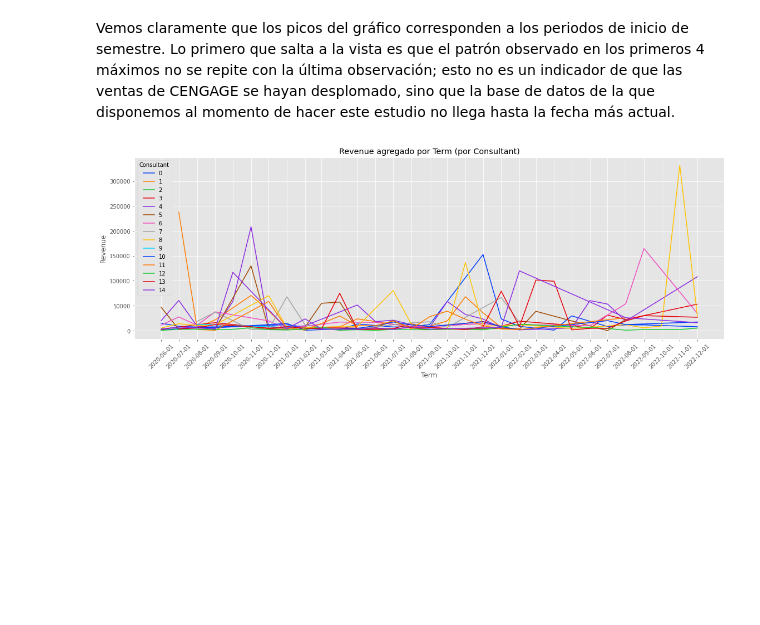
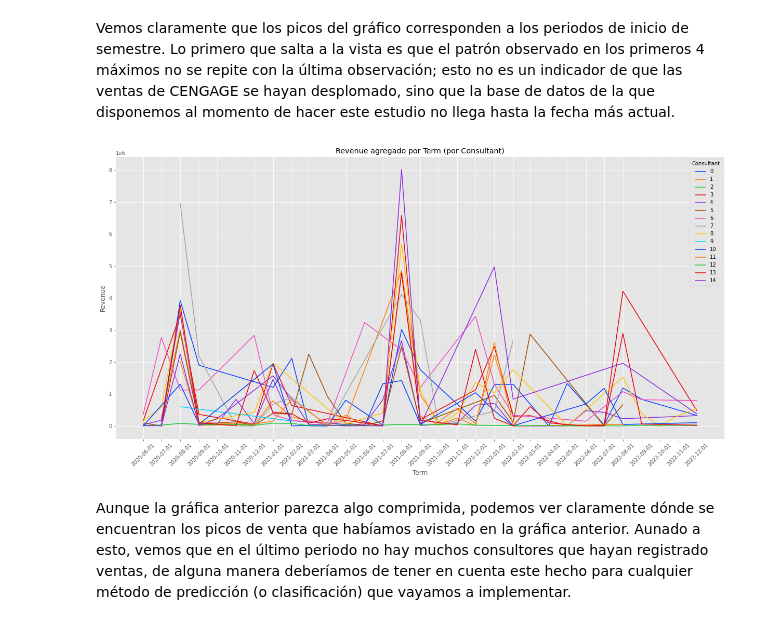
Before and after one commit to JuanEcheagaray75/CENGAGE-Sales-Analysis, a Jupyter notebook: project/reto.ipynb, the cells around one changed output. Drawn from its saved outputs; the diff is of its cells as text; code cells hidden in the pictures; blank space fills up the shorter version.

```diff
--- a/project/reto.ipynb
+++ b/project/reto.ipynb
@@ -227,10 +227,12 @@ plt.plot(agg_revenue_term.index[peaks], agg_revenue_term[peaks], "*", markersize
 # %% [markdown]
 Vemos claramente que los picos del gráfico corresponden a los periodos de inicio de semestre. Lo primero que salta a la vista es que el patrón observado en los primeros 4 máximos no se repite con la última observación; esto no es un indicador de que las ventas de CENGAGE se hayan desplomado, sino que la base de datos de la que disponemos al momento de hacer este estudio no llega hasta la fecha más actual.
 # %%
-plt.figure(figsize=(19, 6))
-# Seabrorn agrega los datos en este paso?
-ax = sns.lineplot(x='Term', y='Revenue', hue='Consultant', data=df, legend='full', ci=None, palette='bright')
+plt.figure(figsize=(21, 10))
+# Seaborn agrega los datos en este paso?
+ax = sns.lineplot(x='Term', y='Revenue', hue='Consultant', data=df, legend='full', ci=None, palette='bright', estimator=np.sum)
 plt.xticks(agg_revenue_term.index, rotation=45);
 ax.set_title('Revenue agregado por Term (por Consultant)');
 # %% [output]
-[figure, old version]
+[figure, new version]
+# %% [markdown]
+Aunque la gráfica anterior parezca algo comprimida, podemos ver claramente dónde se encuentran los picos de venta que habíamos avistado en la gráfica anterior. Aunado a esto, vemos que en el último periodo no hay muchos consultores que hayan registrado ventas, de alguna manera deberíamos de tener en cuenta este hecho para cualquier método de predicción (o clasificación) que vayamos a implementar.
```
Also changed, not shown: parts of 1 cell of this notebook.
